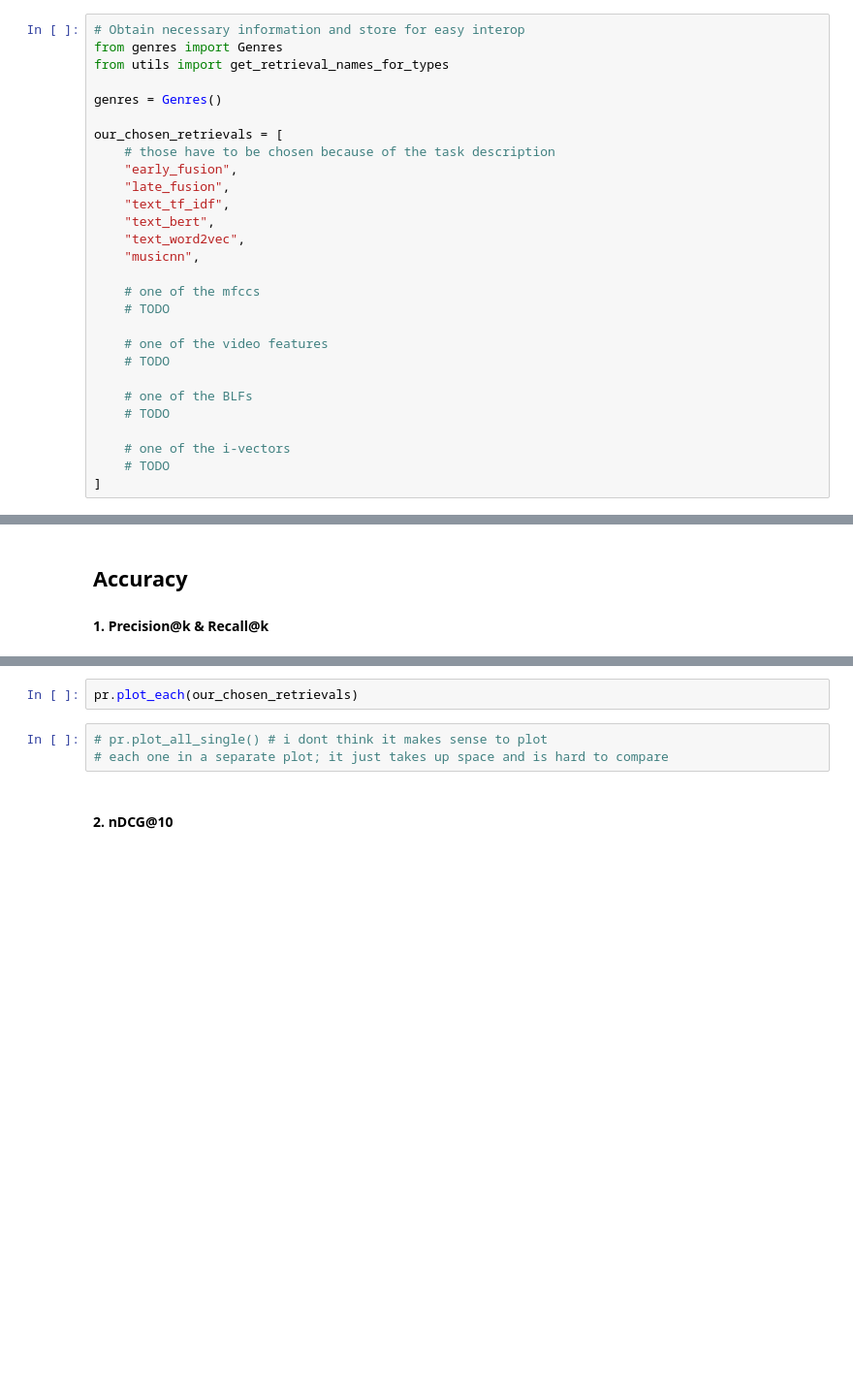
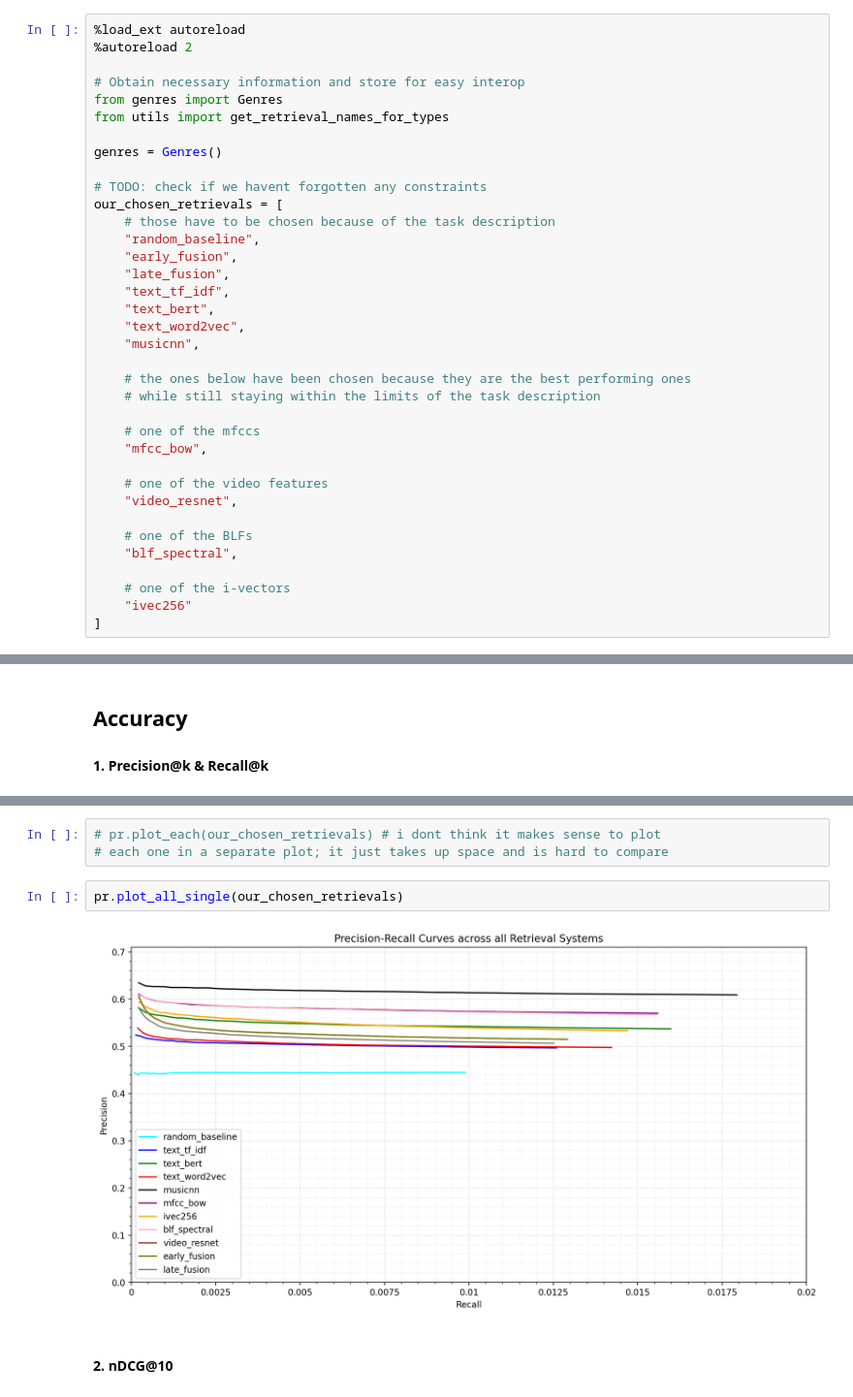
Before and after one commit to haraleib/MMSR_GroupB_WS23, a Jupyter notebook: Task 3_Group B.ipynb, the cells around one changed output, grey strips where cells are left out. Shown at 97% size. Drawn from its saved outputs; the diff is of its cells as text; blank space fills up the shorter version.

```diff
--- a/Task 3_Group B.ipynb
+++ b/Task 3_Group B.ipynb
@@ -180,14 +180,19 @@ print(fusion_results_df[['id', 'similarity_video', 'similarity_audio', 'aggregat
 # %% [markdown]
 # Evaluation
 # %%
+%load_ext autoreload
+%autoreload 2
+
 # Obtain necessary information and store for easy interop
 from genres import Genres
 from utils import get_retrieval_names_for_types
 
 genres = Genres()
 
+# TODO: check if we havent forgotten any constraints
 our_chosen_retrievals = [
     # those have to be chosen because of the task description
+    "random_baseline",
     "early_fusion",
     "late_fusion",
     "text_tf_idf",
@@ -195,17 +200,20 @@ our_chosen_retrievals = [
     "text_word2vec",
     "musicnn",
 
+    # the ones below have been chosen because they are the best performing ones
+    # while still staying within the limits of the task description
+
     # one of the mfccs
-    # TODO
+    "mfcc_bow",
 
     # one of the video features
-    # TODO
+    "video_resnet",
 
     # one of the BLFs
-    # TODO
+    "blf_spectral",
 
     # one of the i-vectors
-    # TODO
+    "ivec256"
 ]
 # %% [output]
   --> Loading pickled data from pickled_state/precomputed_genres.pickle
@@ -222,8 +246,10 @@ ImportError: cannot import name 'datasets' from partially initialized module 'da
 # %%
-pr.plot_each(our_chosen_retrievals)
+# pr.plot_each(our_chosen_retrievals) # i dont think it makes sense to plot
+# each one in a separate plot; it just takes up space and is hard to compare
 # %%
-# pr.plot_all_single() # i dont think it makes sense to plot
-# each one in a separate plot; it just takes up space and is hard to compare
+pr.plot_all_single(our_chosen_retrievals)
+# %% [output]
+[figure, added]
 # %% [markdown]
 #### 2. nDCG@10
 # %%
```
Also changed, not shown: parts of 6 cells of this notebook, 7 other files.
